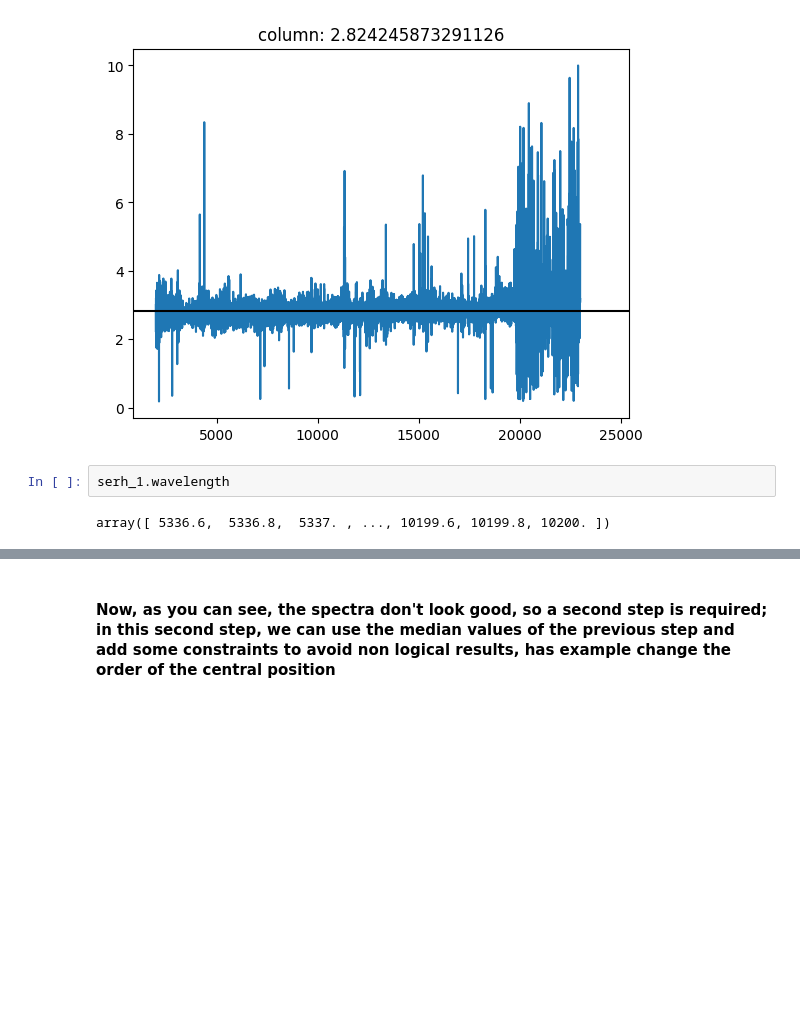
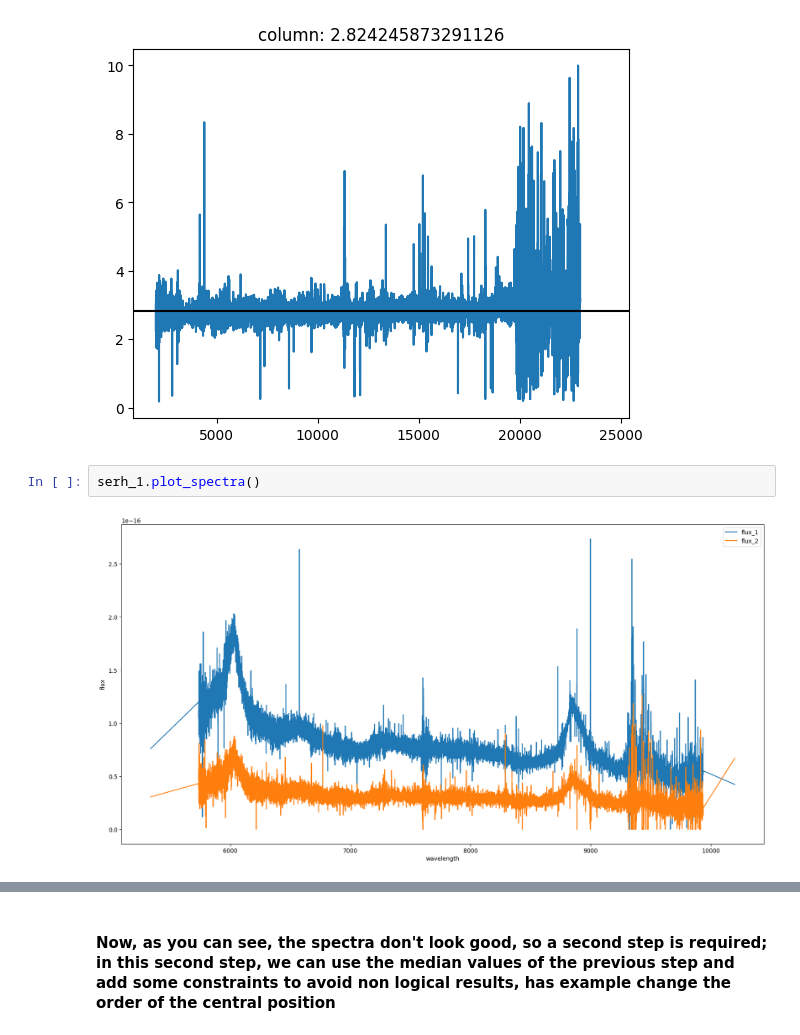
Before and after one commit to felavila/code_for_extraction_2d_spectra, a Jupyter notebook: notebooks/how_to_use_example_xshooter.ipynb, the cells around one changed output, grey strips where cells are left out. Drawn from its saved outputs; the diff is of its cells as text; blank space fills up the shorter version.

```diff
--- a/notebooks/how_to_use_example_xshooter.ipynb
+++ b/notebooks/how_to_use_example_xshooter.ipynb
@@ -94,9 +96,9 @@ mean value for value_separation_2 if 10.940669020471228
 mean value for value_sigma_2 if 2.824245873291126
 [figure]
 # %%
-serh_1.wavelength
+serh_1.plot_spectra()
 # %% [output]
-array([ 5336.6,  5336.8,  5337. , ..., 10199.6, 10199.8, 10200. ])
+[figure, added]
 # %%
 flux_1 = serh_1.spectras1d['flux_1']
 flux_2 = serh_1.spectras1d['flux_2']
```
Also changed, not shown: parts of 22 cells of this notebook, 1 other file.
